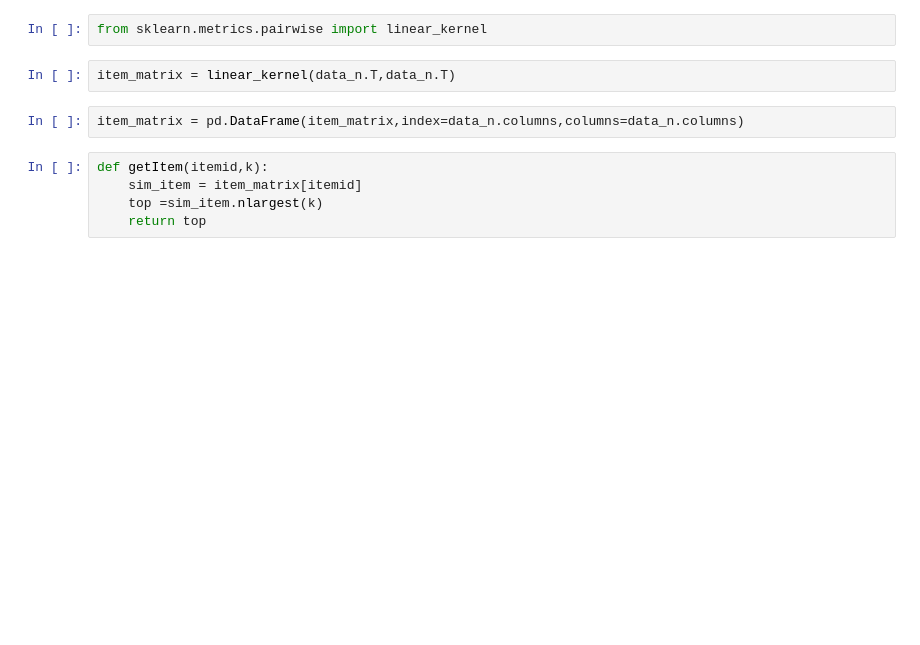
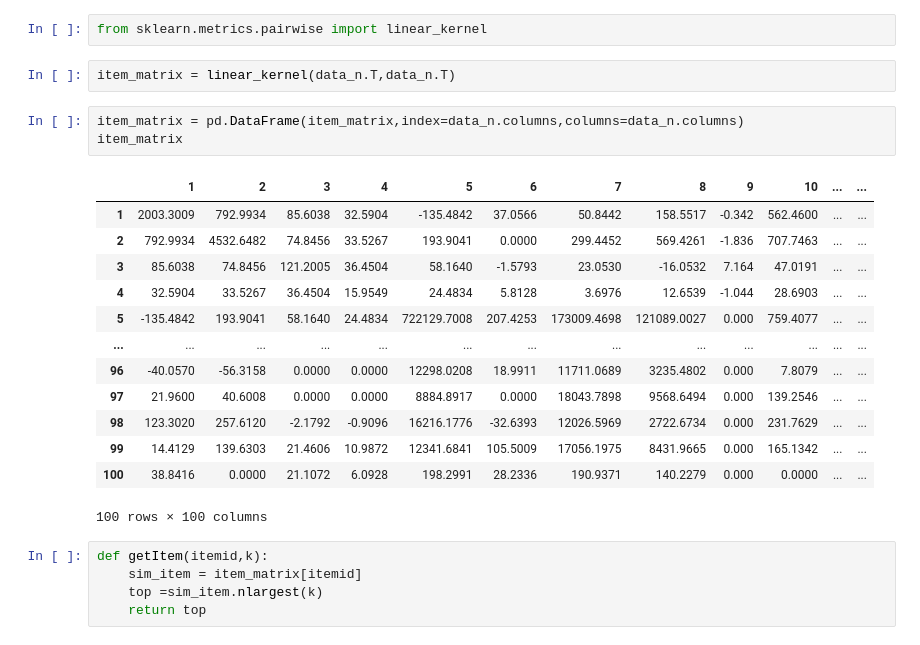
Before and after one commit to rajat98dogra/recommendation-sys, a Jupyter notebook: Jokes/v1.ipynb, the cells around one changed output. Cells and saved outputs as stored; diff of their text form; blank space fills up the shorter version.

```diff
--- a/Jokes/v1.ipynb
+++ b/Jokes/v1.ipynb
@@ -84,6 +84,21 @@ from sklearn.metrics.pairwise import linear_kernel
 item_matrix = linear_kernel(data_n.T,data_n.T)
 # %%
 item_matrix = pd.DataFrame(item_matrix,index=data_n.columns,columns=data_n.columns)
+item_matrix
+# %% [output]
+|  | 1 | 2 | 3 | 4 | 5 | 6 | 7 | 8 | 9 | 10 | ... | ... |
+| 1 | 2003.3009 | 792.9934 | 85.6038 | 32.5904 | -135.4842 | 37.0566 | 50.8442 | 158.5517 | -0.342 | 562.4600 | ... | ... |
+| 2 | 792.9934 | 4532.6482 | 74.8456 | 33.5267 | 193.9041 | 0.0000 | 299.4452 | 569.4261 | -1.836 | 707.7463 | ... | ... |
+| 3 | 85.6038 | 74.8456 | 121.2005 | 36.4504 | 58.1640 | -1.5793 | 23.0530 | -16.0532 | 7.164 | 47.0191 | ... | ... |
+| 4 | 32.5904 | 33.5267 | 36.4504 | 15.9549 | 24.4834 | 5.8128 | 3.6976 | 12.6539 | -1.044 | 28.6903 | ... | ... |
+| 5 | -135.4842 | 193.9041 | 58.1640 | 24.4834 | 722129.7008 | 207.4253 | 173009.4698 | 121089.0027 | 0.000 | 759.4077 | ... | ... |
+| ... | ... | ... | ... | ... | ... | ... | ... | ... | ... | ... | ... | ... |
+| 96 | -40.0570 | -56.3158 | 0.0000 | 0.0000 | 12298.0208 | 18.9911 | 11711.0689 | 3235.4802 | 0.000 | 7.8079 | ... | ... |
+| 97 | 21.9600 | 40.6008 | 0.0000 | 0.0000 | 8884.8917 | 0.0000 | 18043.7898 | 9568.6494 | 0.000 | 139.2546 | ... | ... |
+| 98 | 123.3020 | 257.6120 | -2.1792 | -0.9096 | 16216.1776 | -32.6393 | 12026.5969 | 2722.6734 | 0.000 | 231.7629 | ... | ... |
+| 99 | 14.4129 | 139.6303 | 21.4606 | 10.9872 | 12341.6841 | 105.5009 | 17056.1975 | 8431.9665 | 0.000 | 165.1342 | ... | ... |
+| 100 | 38.8416 | 0.0000 | 21.1072 | 6.0928 | 198.2991 | 28.2336 | 190.9371 | 140.2279 | 0.000 | 0.0000 | ... | ... |
+100 rows × 100 columns
 # %%
 def getItem(itemid,k):
     sim_item = item_matrix[itemid]
```
Also changed, not shown: parts of 11 cells of this notebook.
